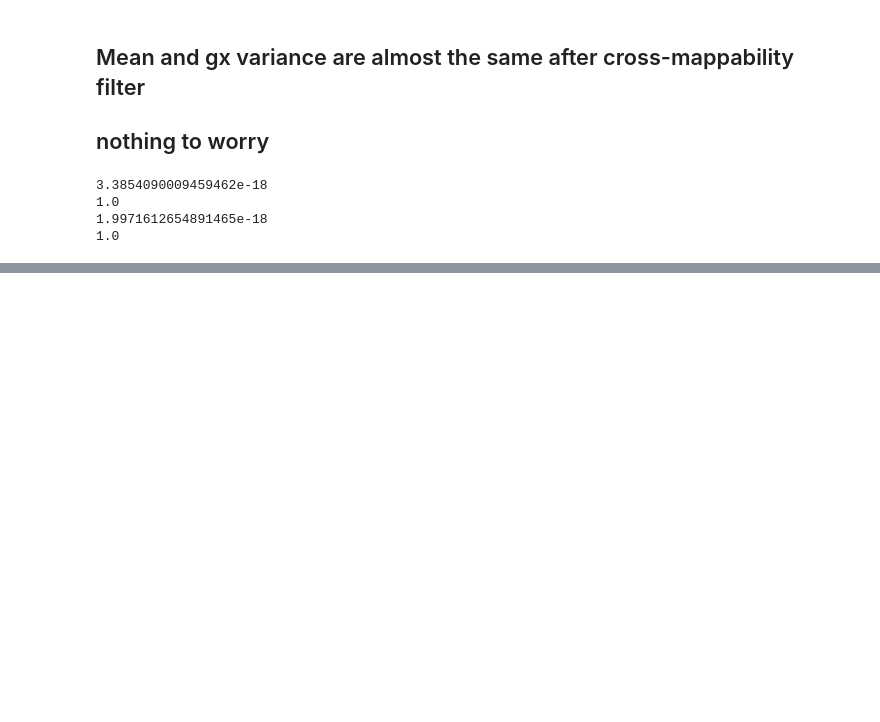
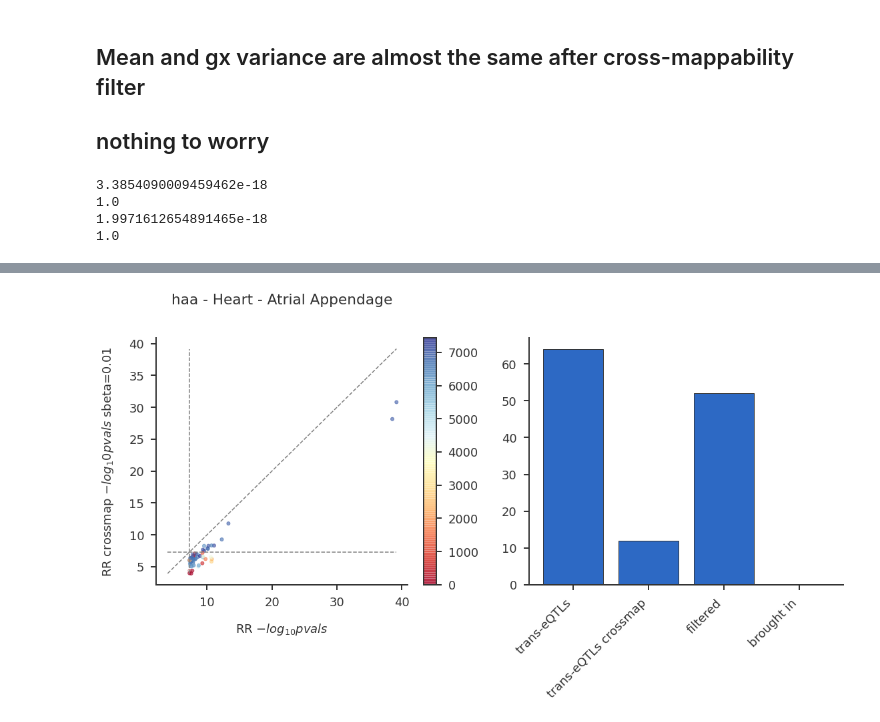
Before and after one commit to banskt/trans-eqtl-pipeline, a Jupyter notebook: analysis/jupyter/revisions/crossmappability_revision_checks.ipynb, the cells around one changed output, grey strips where cells are left out. Drawn from its saved outputs; the diff is of its cells as text; code cells hidden in the pictures; blank space fills up the shorter version.

```diff
--- a/analysis/jupyter/revisions/crossmappability_revision_checks.ipynb
+++ b/analysis/jupyter/revisions/crossmappability_revision_checks.ipynb
@@ -583,0 +588,6 @@ df_cis.to_csv("wb_tpms_cismask_filtered.txt", sep="\t", header=True, index=True)
+# %%
+for ts in optim_tissues:
+    print(ts)
+    print("\t",len(set([x.rsid for x in teqtl_dict["sb"][ts]])))
+    print("\t",len(set([x.rsid for x in teqtl_dict["cm"][ts]])))
+    print("\t",len(set([x.rsid for x in teqtl_dict["cm001"][ts]])))
@@ -583,0 +611,81 @@ df_cis.to_csv("wb_tpms_cismask_filtered.txt", sep="\t", header=True, index=True)
+# %%
+import pandas as pd
+
+pval_file = "/cbscratch/franco/from_saikat/gtex_v8_202003/all_variants_pvalues_tejaas_only4optims.txt"
+pval_df   = pd.read_csv(pval_file, header=0, index_col=0, sep="\t")
+
+cm0006_pval_file = "/cbscratch/franco/trans-eqtl/dev-pipeline/gtex_v8_SHAPEIT2/all_variants_pvalues_tejaas_only4optims_crossmap_sb0006.txt"
+pval_df_cm0006   = pd.read_csv(cm0006_pval_file, header=0, index_col=0, sep="\t")
+
+cm001_pval_file  = "/cbscratch/franco/trans-eqtl/dev-pipeline/gtex_v8_SHAPEIT2_022021/all_variants_pvalues_tejaas_only4optims_crossmap_sb001.txt"
+pval_df_cm001    = pd.read_csv(cm001_pval_file, header=0, index_col=0, sep="\t")
+# %%
+import matplotlib.pyplot as plt
+from utils import mpl_stylesheet
+mpl_stylesheet.banskt_presentation(fontfamily = 'latex-clearsans', fontsize = 18, colors = 'banskt')
+
+global_cutoff = -np.log10(5e-8)
+# for ts in tissues_set:
+
+sbeta = 0.01
+# sbeta = 0.006
+
+for ts in optim_tissues:
+    gx_file   = f"/cbscratch/franco/trans-eqtl/new_preprocess_feb2020_freeze/gtex_v8/expression/tpms/{ts}_tpms_qcfilter.txt.protein_coding_lncRNA_filtered"
+    snpids    = [x.rsid for x in teqtl_dict["sb"][ts]]
+    if sbeta == 0.006:
+        snpids_cm = [x.rsid for x in teqtl_dict["cm"][ts]]
+    if sbeta == 0.01:
+        snpids_cm = [x.rsid for x in teqtl_dict["cm001"][ts]]
+
+    both_sets = list(set(snpids + snpids_cm))
+
+    logpvals        = pval_df[ts][both_sets]
+    if sbeta == 0.006:
+        logpvals_cm = pval_df_cm0006[ts][both_sets]
+    if sbeta == 0.01:
+        logpvals_cm = pval_df_cm001[ts][both_sets]
+
+    snpinfo_tissue = Snp2info(both_sets)
+    ts_genes       = read_tissue_genes(gx_file, geneinfo_dict)
+
+    #### Obtain cismasks and add crossmappable genes
+    cismasklist = cismasking.get_cismasklist(snpinfo_tissue, ts_genes, None, window=1e6)
+    cismaskcomp = cismasking.compress_cismasklist(cismasklist)
+    crossmap_cismaskcomp = extend_cismask(ts_genes, cismaskcomp, cross_gene_dict)
+
+    gene_diffs = np.zeros(len(snpinfo_tissue))
+    for i in range(len(cismaskcomp)):
+        gene_diffs[cismaskcomp[i].apply2] = len(crossmap_cismaskcomp[i].rmv_id) - len(cismaskcomp[i].rmv_id)
+
+    cmap = plt.cm.get_cmap('RdYlBu')
+    fig = plt.figure(figsize=(16,9))
+    ax1 = fig.add_subplot(121)
+    p1 = ax1.scatter(logpvals, logpvals_cm, c=gene_diffs, cmap=cmap, alpha=0.6, s=25)
+    ax1.set_xlabel("RR $-log_{10} pvals$")
+    ax1.set_ylabel(f"RR crossmap $-log_{{10}} pvals$ sbeta={sbeta}")
+    if len(logpvals_cm) > 0 or len(logpvals) > 0:
+        m = np.min([logpvals_cm, logpvals])
+        M = np.max([logpvals_cm, logpvals])
+    else:
+        m = 0
+        M = 0
+    ax1.plot([m,M], [m,M], color='gray', linestyle='dashed')
+    ax1.vlines(global_cutoff, m, M, color='gray', linestyle="dashed")
+    ax1.hlines(global_cutoff, m, M, color='gray', linestyle="dashed")
+    ax1.set_title(f"{ts} - {tissue_names[ts]}")
+    fig.colorbar(p1, ax=ax1)
+
+    ax2 = fig.add_subplot(122)
+    notsig_after_cm = np.sum(logpvals_cm < global_cutoff)
+    sig_after_cm = np.sum(logpvals < global_cutoff)
+    bar_heights = [np.sum(logpvals > global_cutoff), np.sum(logpvals_cm > global_cutoff), notsig_after_cm, sig_after_cm]
+    ax2.bar([1,2,3,4], bar_heights) #, tick_label=)
+    ax2.set_xticks([1,2,3,4])
+    ax2.set_xticklabels(labels=["trans-eQTLs", "trans-eQTLs crossmap", "filtered", "brought in"], rotation = 45, ha="right")
+
+    plt.tight_layout()
+    plt.savefig(f"plots/{ts}_crossmap_pvalues_sbeta{sbeta}.jpg", dpi=300)
+    plt.show()
+# %% [output]
+[figure, added]
```
Also changed, not shown: parts of 27 cells of this notebook, 31 other files.
